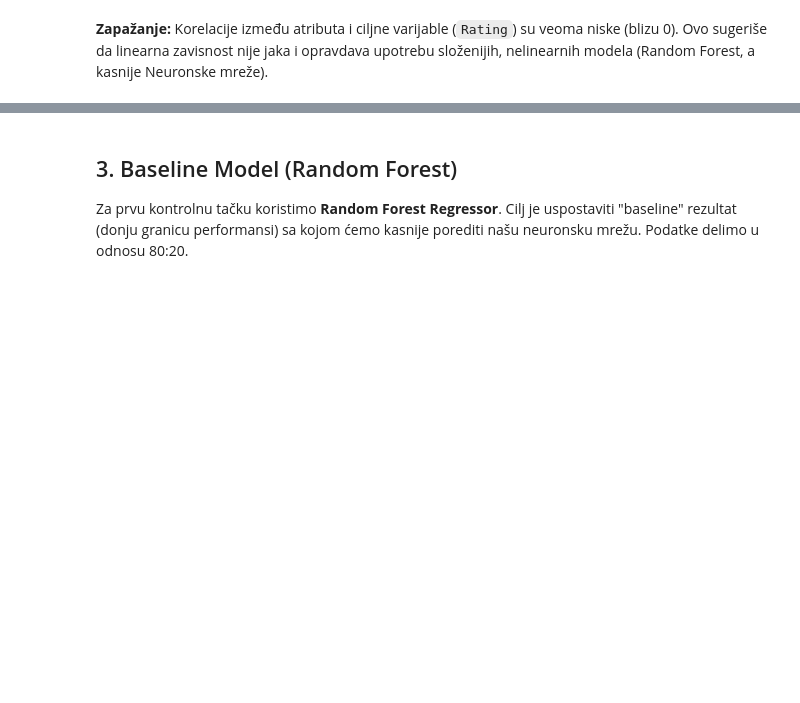
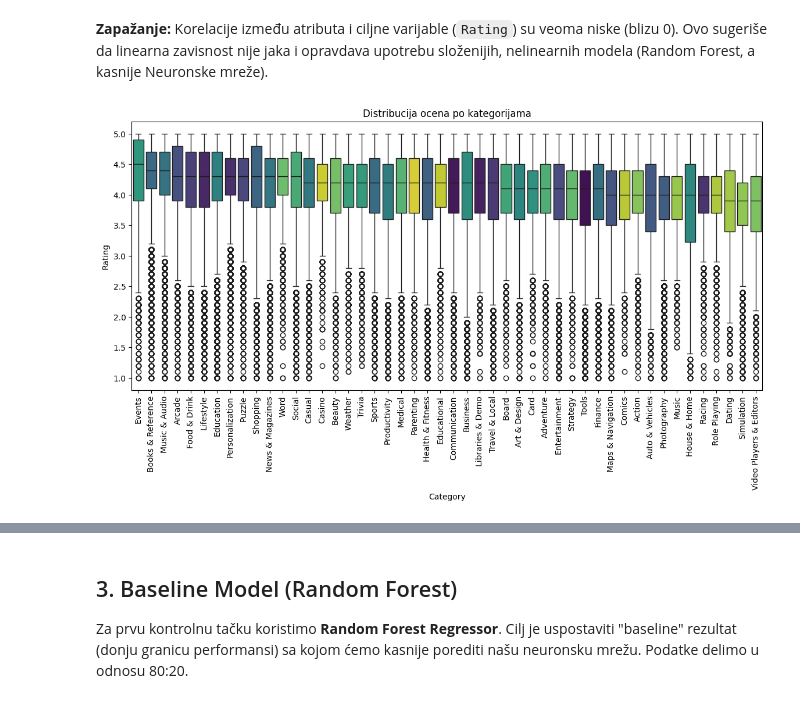
Before and after one commit to LukaSavkov/siap-projekcija-uspesnosti-mobilne-app, a Jupyter notebook: prva_kontrolna_tacka.ipynb, the cells around one changed output, grey strips where cells are left out. Drawn from its saved outputs; the diff is of its cells as text; code cells hidden in the pictures; blank space fills up the shorter version.

```diff
--- a/prva_kontrolna_tacka.ipynb
+++ b/prva_kontrolna_tacka.ipynb
@@ -58,3 +100,13 @@ plt.show()
 [figure]
 # %% [markdown]
 **Zapažanje:** Korelacije između atributa i ciljne varijable (`Rating`) su veoma niske (blizu 0). Ovo sugeriše da linearna zavisnost nije jaka i opravdava upotrebu složenijih, nelinearnih modela (Random Forest, a kasnije Neuronske mreže).
+# %%
+plt.figure(figsize=(14, 6))
+
+sorted_cats = df.groupby('Category')['Rating'].median().sort_values(ascending=False).index
+sns.boxplot(data=df, x='Category', y='Rating', hue='Category', order=sorted_cats, palette='viridis', legend=False)
+plt.xticks(rotation=90)
+plt.title('Distribucija ocena po kategorijama')
+plt.show()
+# %% [output]
+[figure, added]
```
Also changed, not shown: parts of 3 cells of this notebook.
